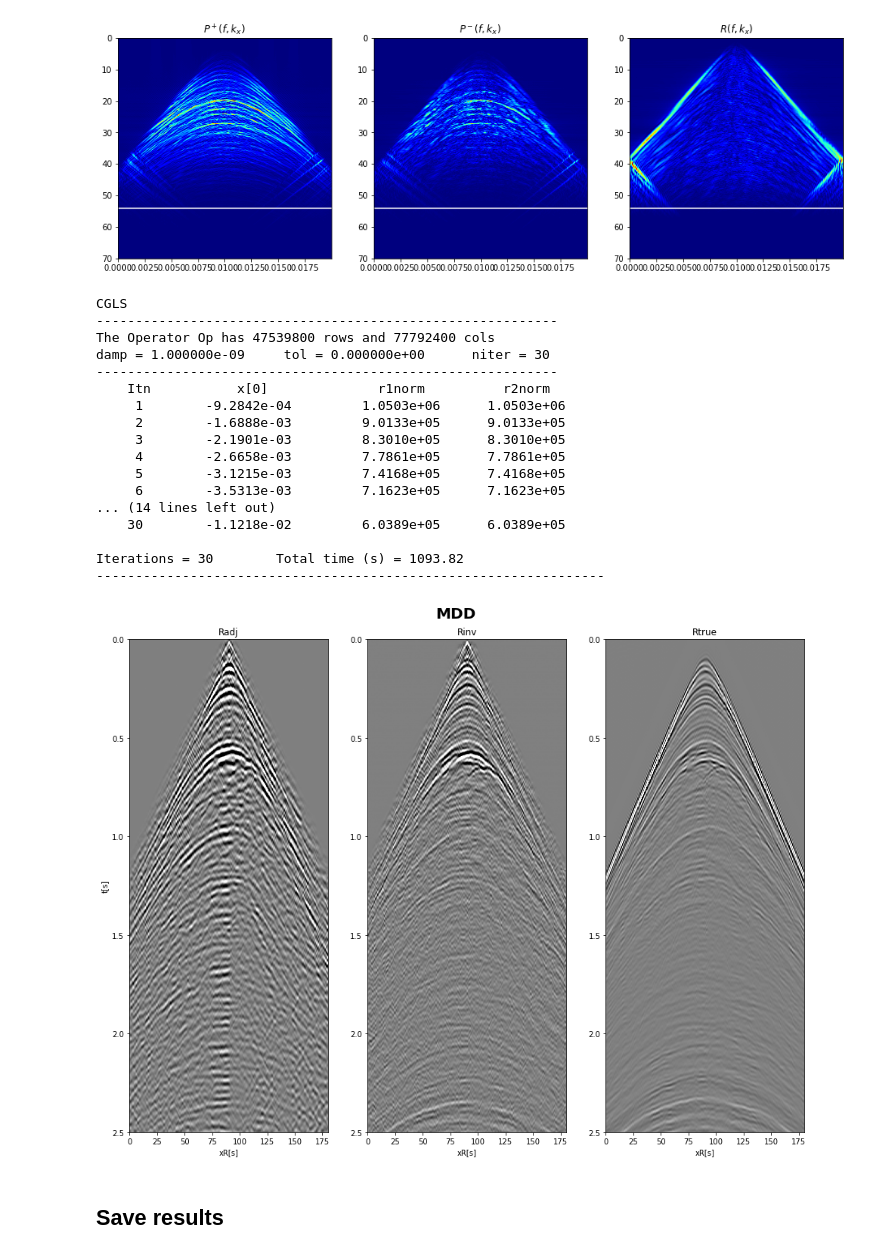
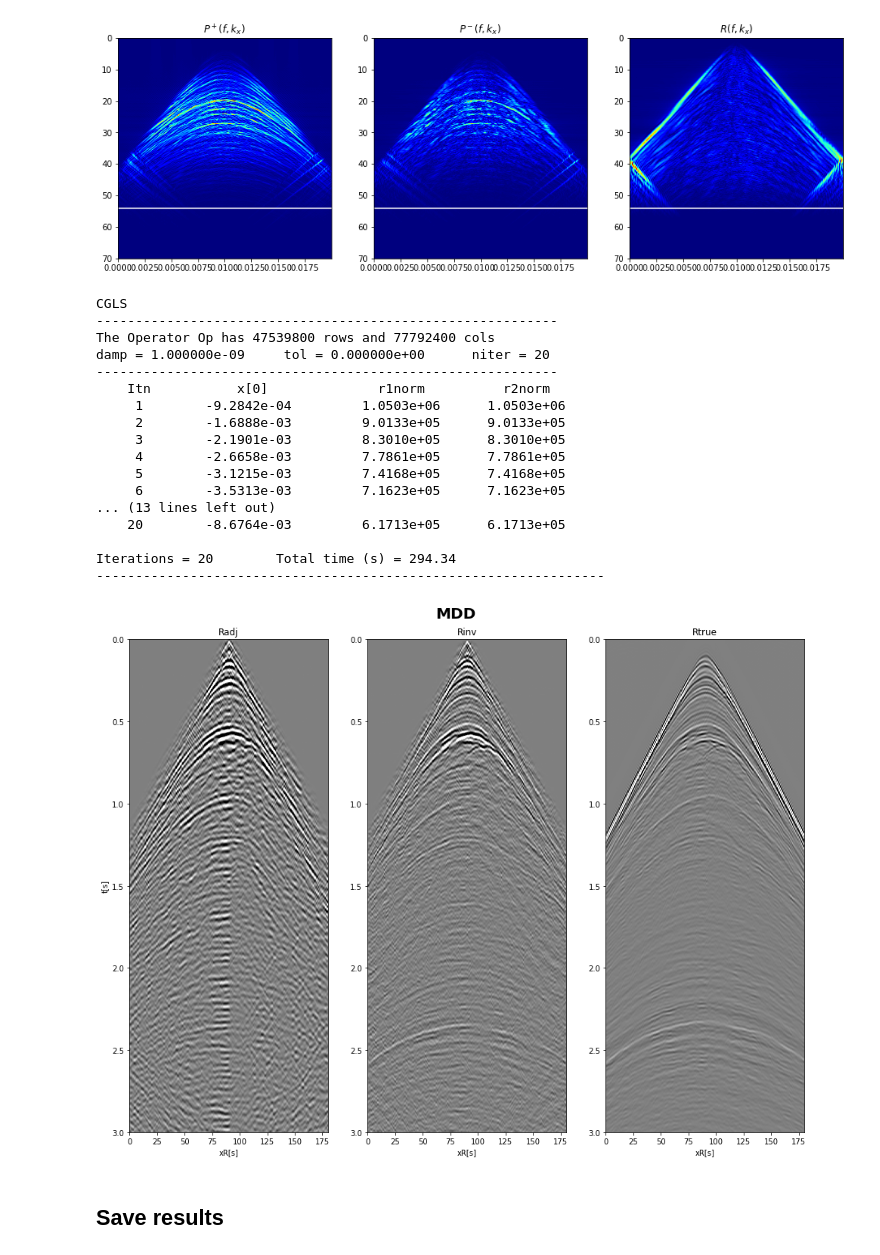
Before and after one commit to DIG-Kaust/VolveSynthetic, a Jupyter notebook: Processing/MultiDimDecon.ipynb, the cells around one changed output. Drawn from its saved outputs; the diff is of its cells as text; code cells hidden in the pictures.

```diff
--- a/Processing/MultiDimDecon.ipynb
+++ b/Processing/MultiDimDecon.ipynb
@@ -211,7 +169,7 @@ Radj = np.real(Radj).reshape(nt, nr, nvs)
 # %%
 # Inversion
 Rinv, _, _, _, _, bench_resnorm = \
-    cgls(MDCop, pup[:, :, nvsin:nvsend].ravel(), niter=niter,
+    cgls(MDCop, pup[:, :, nvsin:nvsend].ravel(), niter=20,
          x0=np.zeros((nt, nr, nvs)).ravel(), damp=1e-9, tol=0., show=1)
 Rinv = np.real(Mop * Recop * Rinv).reshape(nt, nr, nr)
 
@@ -221,7 +179,7 @@ pupinv = pupinv.reshape(nt, ns, nvs)
 CGLS
 -----------------------------------------------------------
 The Operator Op has 47539800 rows and 77792400 cols
-damp = 1.000000e-09     tol = 0.000000e+00      niter = 30
+damp = 1.000000e-09     tol = 0.000000e+00      niter = 20
 -----------------------------------------------------------
     Itn           x[0]              r1norm          r2norm
      1        -9.2842e-04         1.0503e+06      1.0503e+06
@@ -230,42 +188,43 @@ damp = 1.000000e-09     tol = 0.000000e+00      niter = 30
      4        -2.6658e-03         7.7861e+05      7.7861e+05
      5        -3.1215e-03         7.4168e+05      7.4168e+05
      6        -3.5313e-03         7.1623e+05      7.1623e+05
-... (14 lines left out)
-    30        -1.1218e-02         6.0389e+05      6.0389e+05
+... (13 lines left out)
+    20        -8.6764e-03         6.1713e+05      6.1713e+05
 
-Iterations = 30        Total time (s) = 1093.82
+Iterations = 20        Total time (s) = 294.34
 -----------------------------------------------------------------
 # %%
+itmax = 1500 # 3sec
+ivs = 90
+clip = 0.3
+
 fig, axs = plt.subplots(1, 3, figsize=(16, 12))
 fig.suptitle('MDD', y=0.93, fontsize=20, fontweight='bold')
 axs[0].imshow(Radj[:itmax, :, ivs], cmap='gray',
-              vmin=-clip*np.abs(Radj[:itmax:, :, ivs]).max(),
-              vmax=clip*np.abs(Radj[:itmax:, :, ivs]).max(),
+              vmin=-clip*np.abs(Radj[:itmax, :, ivs]).max(),
+              vmax=clip*np.abs(Radj[:itmax, :, ivs]).max(),
               extent = (0, nr, t[itmax], 0))
 axs[0].set_ylabel('t[s]')
 axs[0].set_xlabel('xR[s]')
 axs[0].set_ylabel('t[s]')
 axs[0].set_title('Radj')
 axs[0].axis('tight')
-axs[0].set_ylim(2.5, 0)
 axs[1].imshow(Rinv[:itmax:, :, ivs], cmap='gray',
               vmin=-clip*np.abs(Rinv[:itmax:, :, ivs]).max(),
               vmax=clip*np.abs(Rinv[:itmax:, :, ivs]).max(),
               extent = (0, nr, t[itmax], 0))
 axs[1].set_xlabel('xR[s]')
 axs[1].set_title('Rinv')
 axs[1].axis('tight')
-axs[1].set_ylim(2.5, 0)
 axs[2].imshow(Rtrue[:itmax], cmap='gray',
               vmin=-clip*np.abs(Rtrue[:itmax]).max(),
               vmax=clip*np.abs(Rtrue[:itmax]).max(),
               extent = (0, nr, t[itmax], 0))
 axs[2].set_xlabel('xR[s]')
 axs[2].set_title('Rtrue')
 axs[2].axis('tight')
-axs[2].set_ylim(2.5, 0)
 plt.savefig('../Figures/Volve_synthdata_mdd.png');
 # %% [output]
-[figure, old version]
+[figure, new version]
 # %% [markdown]
 ## Save results
```
Also changed, not shown: parts of 3 cells of this notebook, 6 other files.
